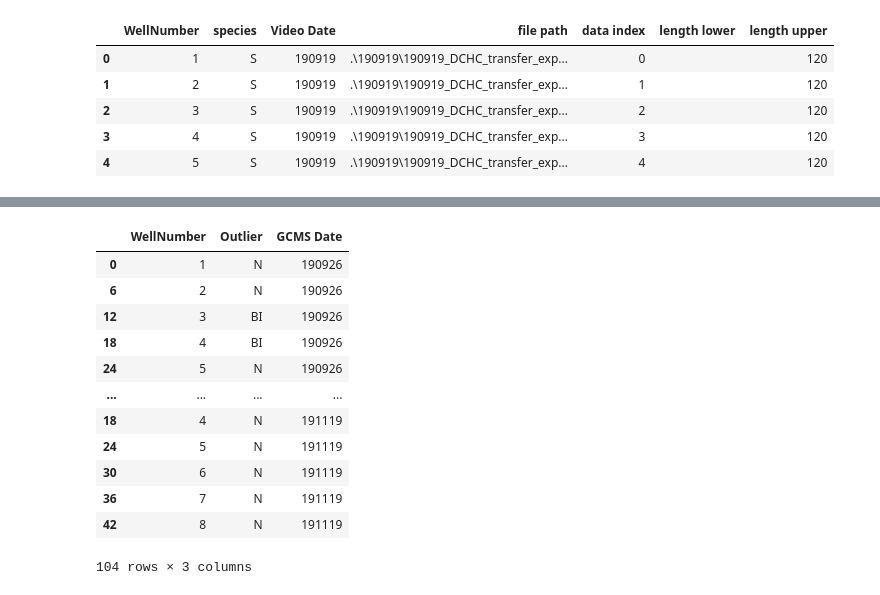
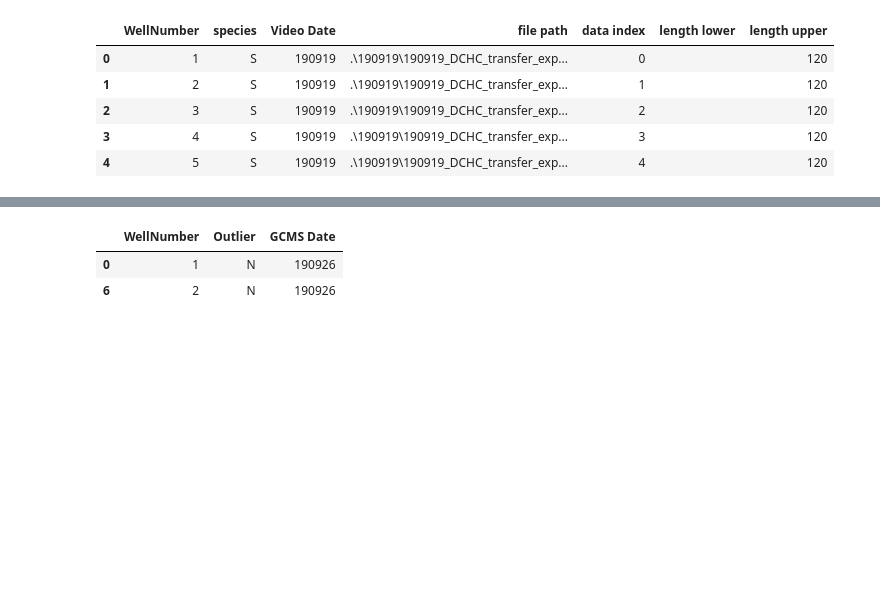
Before and after one commit to Tomnaragon/DCHC_transfer_Experiment, a Jupyter notebook: Deeplabcut_data/Movement_processing.ipynb, the cells around one changed output, grey strips where cells are left out. Drawn from its saved outputs; the diff is of its cells as text; code cells hidden in the pictures; blank space fills up the shorter version.

```diff
--- a/Deeplabcut_data/Movement_processing.ipynb
+++ b/Deeplabcut_data/Movement_processing.ipynb
@@ -24,33 +24,35 @@ df1 = pd.read_csv('..\\190926_Deuterium_Transfer_Peak_Areas.csv', comment='#')
 df2 = pd.read_csv('..\\191007_Deuterium_Transfer_Peak_Areas.csv', comment='#')
 df3 = pd.read_csv('..\\191010_Deuterium_Transfer_Peak_Areas.csv', comment='#')
 df4 = pd.read_csv('..\\191015_Deuterium_Transfer_Peak_Areas.csv', comment='#')
-df5 = pd.read_csv('..\\191020_Deuterium_Transfer_Peak_Areas.csv', comment='#')
-df6 = pd.read_csv('..\\191021_Deuterium_Transfer_Peak_Areas.csv', comment='#')
-df7 = pd.read_csv('..\\191022_Deuterium_Transfer_Peak_Areas.csv', comment='#')
-df8 = pd.read_csv('..\\191025_Deuterium_Transfer_Peak_Areas.csv', comment='#')
-df9 = pd.read_csv('..\\191027_Deuterium_Transfer_Peak_Areas.csv', comment='#')
-df10 = pd.read_csv('..\\191031_Deuterium_Transfer_Peak_Areas.csv', comment='#')
-df11 = pd.read_csv('..\\191106_Deuterium_Transfer_Peak_Areas.csv', comment='#')
-df12 = pd.read_csv('..\\191115_Deuterium_Transfer_Peak_Areas.csv', comment='#')
-df13 = pd.read_csv('..\\191119_Deuterium_Transfer_Peak_Areas.csv', comment='#')
+df5 = pd.read_csv('..\\191016_Outlier_Data.csv', comment='#')
+df6 = pd.read_csv('..\\191020_Deuterium_Transfer_Peak_Areas.csv', comment='#')
+df7 = pd.read_csv('..\\191021_Deuterium_Transfer_Peak_Areas.csv', comment='#')
+df8 = pd.read_csv('..\\191022_Deuterium_Transfer_Peak_Areas.csv', comment='#')
+df9 = pd.read_csv('..\\191025_Deuterium_Transfer_Peak_Areas.csv', comment='#')
+df10 = pd.read_csv('..\\191027_Deuterium_Transfer_Peak_Areas.csv', comment='#')
+df11 = pd.read_csv('..\\191031_Deuterium_Transfer_Peak_Areas.csv', comment='#')
+df12 = pd.read_csv('..\\191106_Deuterium_Transfer_Peak_Areas.csv', comment='#')
+df13 = pd.read_csv('..\\191115_Deuterium_Transfer_Peak_Areas.csv', comment='#')
+df14 = pd.read_csv('..\\191119_Deuterium_Transfer_Peak_Areas.csv', comment='#')
 # %%
 #add a column to each dataframe listing the date
 df1['GCMS Date'] = '190926'
 df2['GCMS Date'] = '191007'
 df3['GCMS Date'] = '191010'
 df4['GCMS Date'] = '191015'
-df5['GCMS Date'] = '191020'
-df6['GCMS Date'] = '191021'
-df7['GCMS Date'] = '191022'
-df8['GCMS Date'] = '191025'
-df9['GCMS Date'] = '191027'
-df10['GCMS Date'] = '191031'
-df11['GCMS Date'] = '191106'
-df12['GCMS Date'] = '191115'
-df13['GCMS Date'] = '191119'
+df5['GCMS Date'] = '191016'
+df6['GCMS Date'] = '191020'
+df7['GCMS Date'] = '191021'
+df8['GCMS Date'] = '191022'
+df9['GCMS Date'] = '191025'
+df10['GCMS Date'] = '191027'
+df11['GCMS Date'] = '191031'
+df12['GCMS Date'] = '191106'
+df13['GCMS Date'] = '191115'
+df14['GCMS Date'] = '191119'
 
 #merge data frames into one dataframe
-outlier_df=df1.append(df2).append(df3).append(df4).append(df5).append(df6).append(df7).append(df8).append(df9).append(df10).append(df11).append(df12).append(df13)
+outlier_df=df1.append(df2).append(df3).append(df4).append(df5).append(df6).append(df7).append(df8).append(df9).append(df10).append(df11).append(df12).append(df13).append(df14)
 outlier_df = outlier_df[['WellNumber','Outlier','GCMS Date']].drop_duplicates().astype(str)
 outlier_df.head()
 # %% [output]
@@ -229,19 +558,9 @@ date_sync.head()
 # %%
-outlier_df
+outlier_df.head(2)
 # %% [output]
 |  | WellNumber | Outlier | GCMS Date |
 | 0 | 1 | N | 190926 |
 | 6 | 2 | N | 190926 |
-| 12 | 3 | BI | 190926 |
-| 18 | 4 | BI | 190926 |
-| 24 | 5 | N | 190926 |
-| ... | ... | ... | ... |
-| 18 | 4 | N | 191119 |
-| 24 | 5 | N | 191119 |
-| 30 | 6 | N | 191119 |
-| 36 | 7 | N | 191119 |
-| 42 | 8 | N | 191119 |
-104 rows × 3 columns
 # %%
 date_sync = date_sync.astype(str).merge(outlier_df)
 metadata = metadata.merge(date_sync)
```
Also changed, not shown: parts of 52 cells of this notebook, 3 other files.
